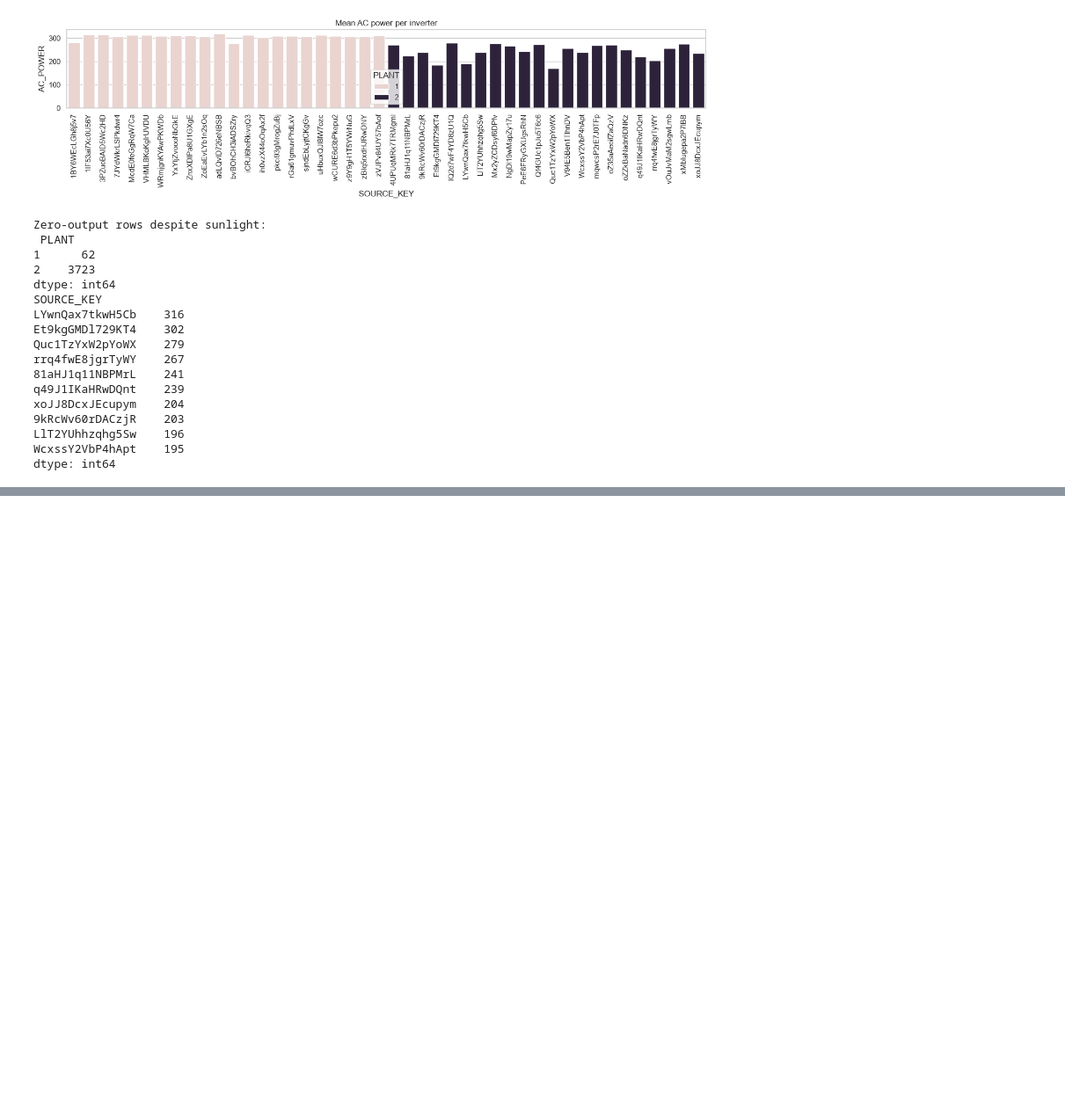
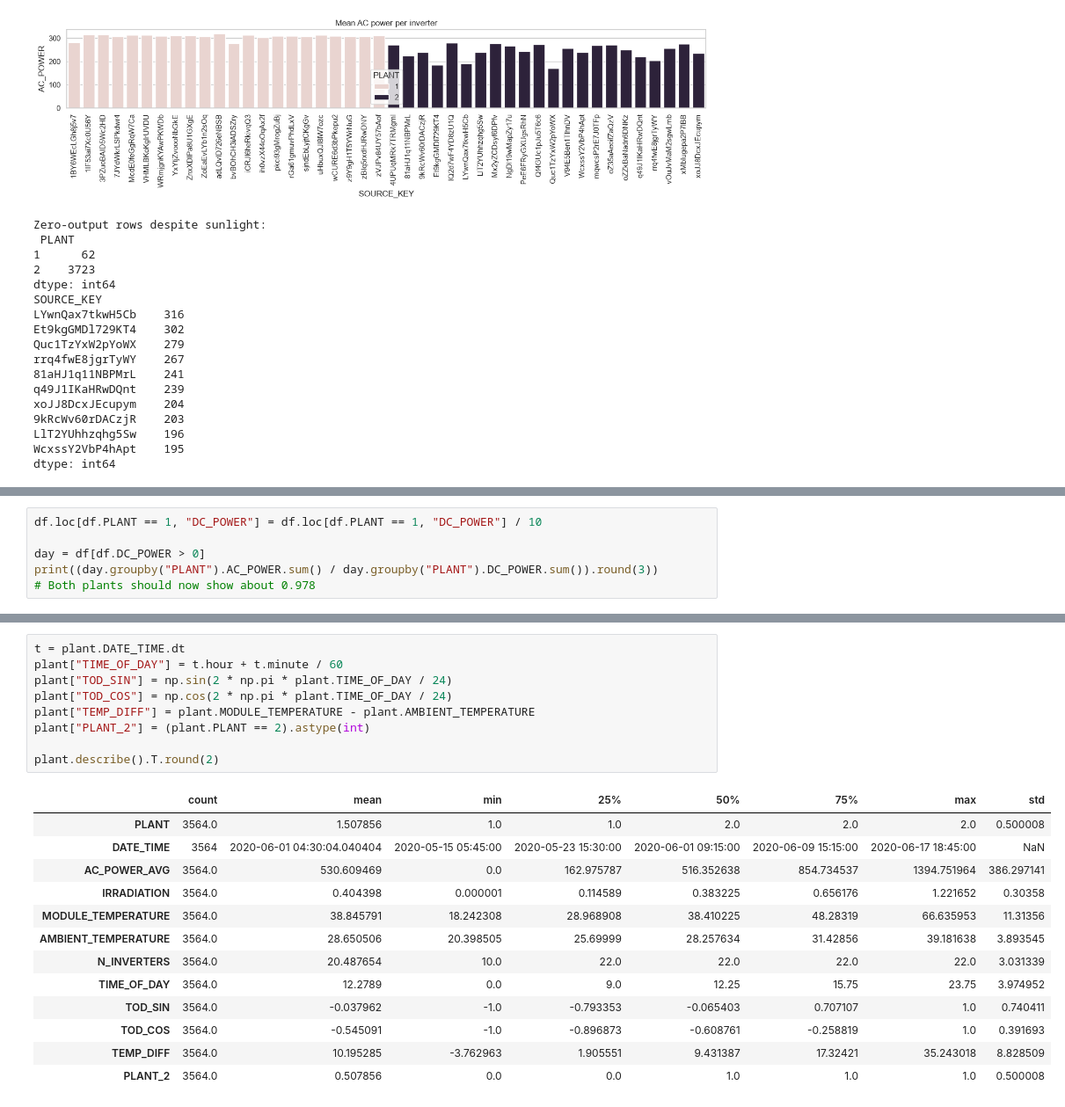
Before and after one commit to Hridhya243/solar_power_generation, a Jupyter notebook: notebooks/1. EDA.ipynb, the cells around one changed output, grey strips where cells are left out. Shown at 88% size. Drawn from its saved outputs; the diff is of its cells as text; blank space fills up the shorter version.

```diff
--- a/notebooks/1. EDA.ipynb
+++ b/notebooks/1. EDA.ipynb
@@ -140,0 +154,6 @@ dtype: int64
+# %%
+df.loc[df.PLANT == 1, "DC_POWER"] = df.loc[df.PLANT == 1, "DC_POWER"] / 10
+
+day = df[df.DC_POWER > 0]
+print((day.groupby("PLANT").AC_POWER.sum() / day.groupby("PLANT").DC_POWER.sum()).round(3))
+# Both plants should now show about 0.978
@@ -140,0 +202,23 @@ dtype: int64
+# %%
+t = plant.DATE_TIME.dt
+plant["TIME_OF_DAY"] = t.hour + t.minute / 60
+plant["TOD_SIN"] = np.sin(2 * np.pi * plant.TIME_OF_DAY / 24)
+plant["TOD_COS"] = np.cos(2 * np.pi * plant.TIME_OF_DAY / 24)
+plant["TEMP_DIFF"] = plant.MODULE_TEMPERATURE - plant.AMBIENT_TEMPERATURE
+plant["PLANT_2"] = (plant.PLANT == 2).astype(int)
+
+plant.describe().T.round(2)
+# %% [output]
+|  | count | mean | min | 25% | 50% | 75% | max | std |
+| PLANT | 3564.0 | 1.507856 | 1.0 | 1.0 | 2.0 | 2.0 | 2.0 | 0.500008 |
+| DATE_TIME | 3564 | 2020-06-01 04:30:04.040404 | 2020-05-15 05:45:00 | 2020-05-23 15:30:00 | 2020-06-01 09:15:00 | 2020-06-09 15:15:00 | 2020-06-17 18:45:00 | NaN |
+| AC_POWER_AVG | 3564.0 | 530.609469 | 0.0 | 162.975787 | 516.352638 | 854.734537 | 1394.751964 | 386.297141 |
+| IRRADIATION | 3564.0 | 0.404398 | 0.000001 | 0.114589 | 0.383225 | 0.656176 | 1.221652 | 0.30358 |
+| MODULE_TEMPERATURE | 3564.0 | 38.845791 | 18.242308 | 28.968908 | 38.410225 | 48.28319 | 66.635953 | 11.31356 |
+| AMBIENT_TEMPERATURE | 3564.0 | 28.650506 | 20.398505 | 25.69999 | 28.257634 | 31.42856 | 39.181638 | 3.893545 |
+| N_INVERTERS | 3564.0 | 20.487654 | 10.0 | 22.0 | 22.0 | 22.0 | 22.0 | 3.031339 |
+| TIME_OF_DAY | 3564.0 | 12.2789 | 0.0 | 9.0 | 12.25 | 15.75 | 23.75 | 3.974952 |
+| TOD_SIN | 3564.0 | -0.037962 | -1.0 | -0.793353 | -0.065403 | 0.707107 | 1.0 | 0.740411 |
+| TOD_COS | 3564.0 | -0.545091 | -1.0 | -0.896873 | -0.608761 | -0.258819 | 1.0 | 0.391693 |
+| TEMP_DIFF | 3564.0 | 10.195285 | -3.762963 | 1.905551 | 9.431387 | 17.32421 | 35.243018 | 8.828509 |
+| PLANT_2 | 3564.0 | 0.507856 | 0.0 | 0.0 | 1.0 | 1.0 | 1.0 | 0.500008 |
```
Also changed, not shown: parts of 8 cells of this notebook, 8 other files.
